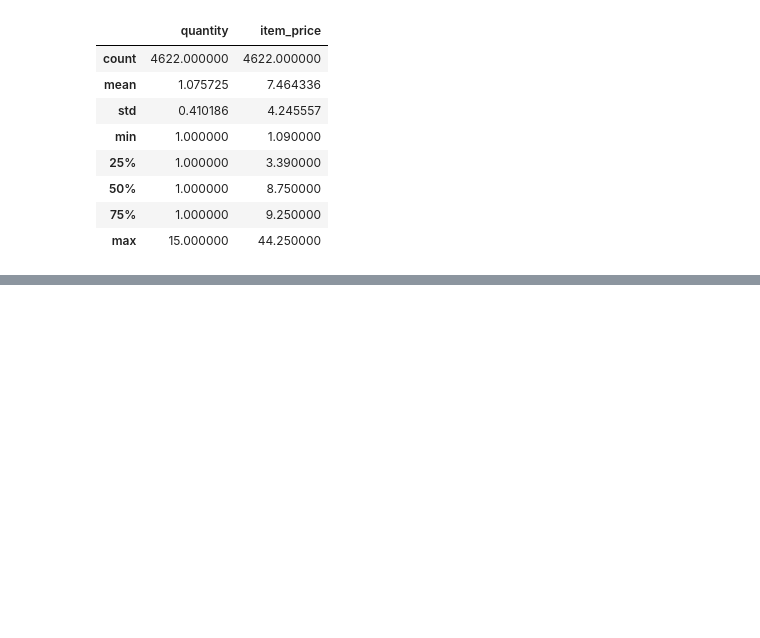
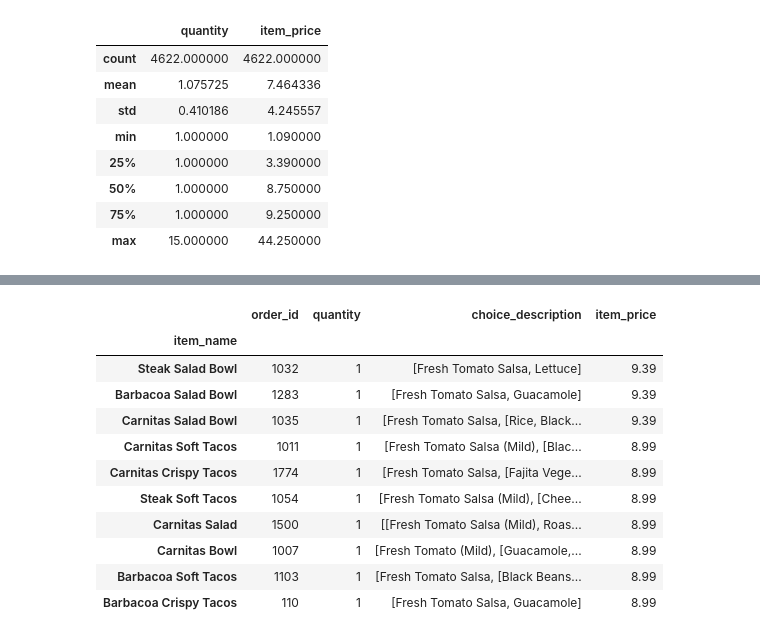
Before and after one commit to mingming715/python_study, a Jupyter notebook: Chapter01.ipynb, the cells around one changed output, grey strips where cells are left out. Cells and saved outputs as stored; diff of their text form; code cells hidden in the pictures; blank space fills up the shorter version.

```diff
--- a/Chapter01.ipynb
+++ b/Chapter01.ipynb
@@ -165,0 +189,17 @@ chipo.describe()
+# %%
+chipo_one_item = chipo[chipo.quantity == 1]
+price_per_item = chipo_one_item.groupby('item_name').min()
+price_per_item.sort_values(by = 'item_price', ascending= False)[:10]
+# %% [output]
+|  | order_id | quantity | choice_description | item_price |
+| item_name |  |  |  |  |
+| Steak Salad Bowl | 1032 | 1 | [Fresh Tomato Salsa, Lettuce] | 9.39 |
+| Barbacoa Salad Bowl | 1283 | 1 | [Fresh Tomato Salsa, Guacamole] | 9.39 |
+| Carnitas Salad Bowl | 1035 | 1 | [Fresh Tomato Salsa, [Rice, Black... | 9.39 |
+| Carnitas Soft Tacos | 1011 | 1 | [Fresh Tomato Salsa (Mild), [Blac... | 8.99 |
+| Carnitas Crispy Tacos | 1774 | 1 | [Fresh Tomato Salsa, [Fajita Vege... | 8.99 |
+| Steak Soft Tacos | 1054 | 1 | [Fresh Tomato Salsa (Mild), [Chee... | 8.99 |
+| Carnitas Salad | 1500 | 1 | [[Fresh Tomato Salsa (Mild), Roas... | 8.99 |
+| Carnitas Bowl | 1007 | 1 | [Fresh Tomato (Mild), [Guacamole,... | 8.99 |
+| Barbacoa Soft Tacos | 1103 | 1 | [Fresh Tomato Salsa, [Black Beans... | 8.99 |
+| Barbacoa Crispy Tacos | 110 | 1 | [Fresh Tomato Salsa, Guacamole] | 8.99 |
```
Also changed, not shown: parts of 6 cells of this notebook.
